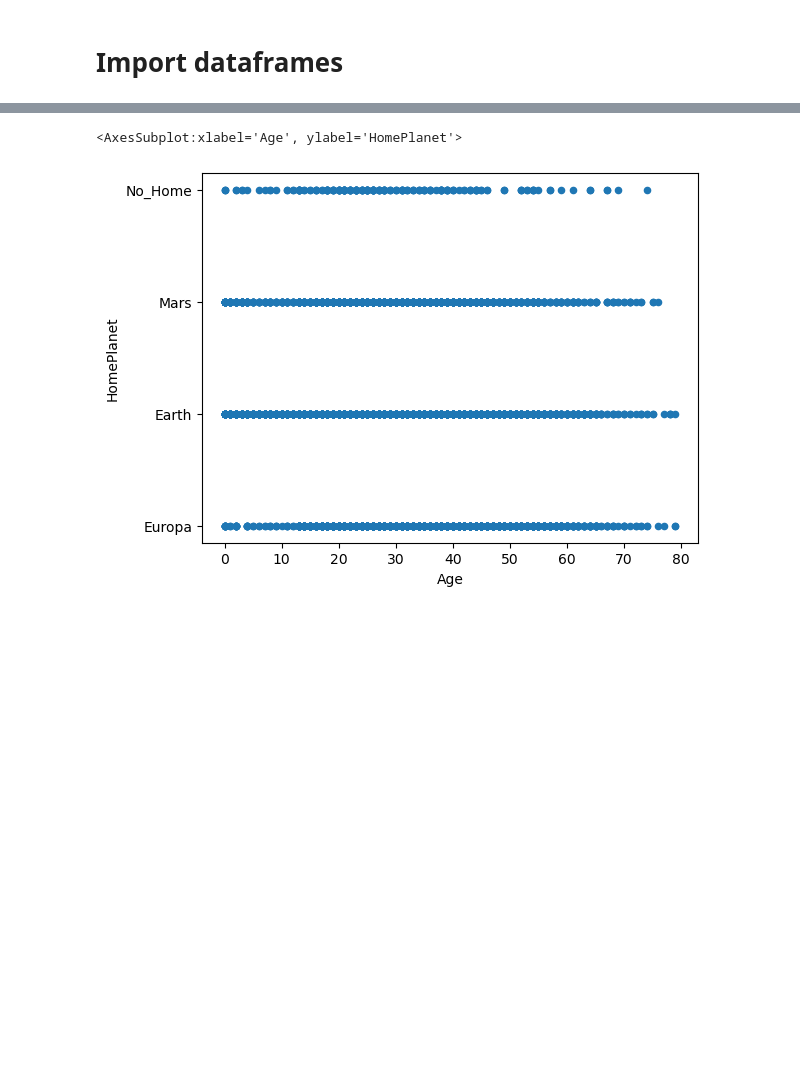
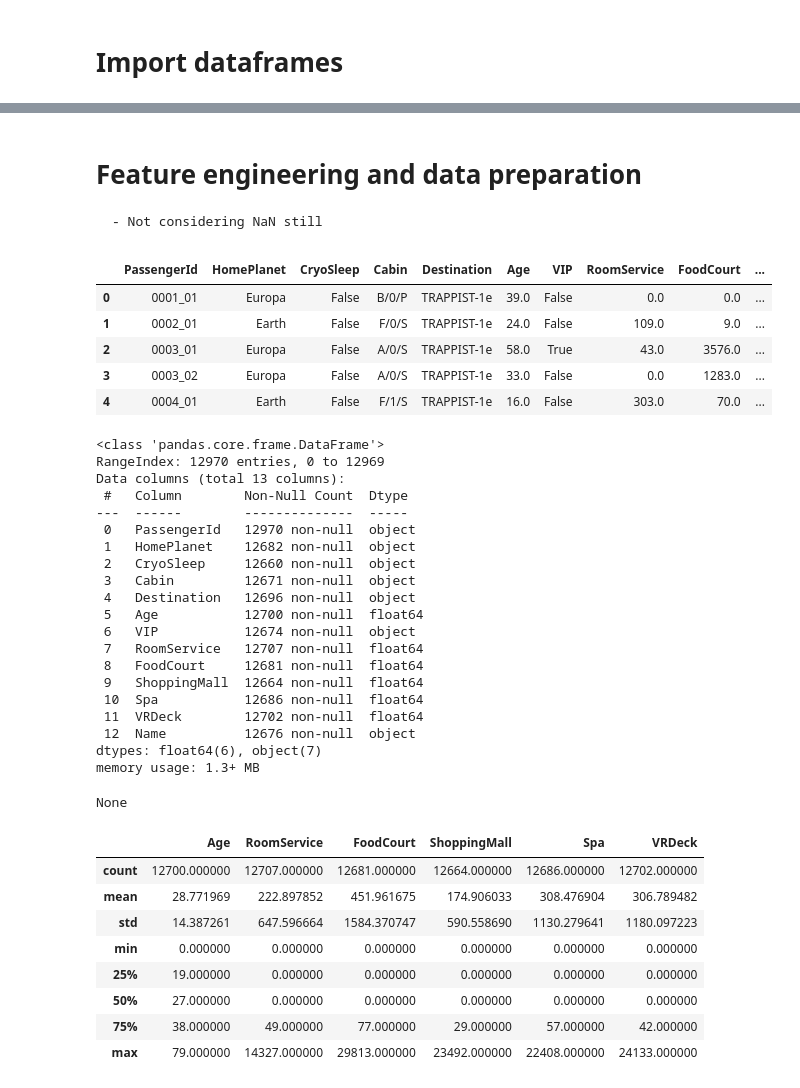
Before and after one commit to liltrinca/liltz-stuff, a Jupyter notebook: kaggle/spaceship-titanic/nb_spaceship_titanic.ipynb, the cells around one changed output, grey strips where cells are left out. Saved outputs shown, nothing was run; the diff lists cells and outputs as text; code cells hidden in the pictures; blank space fills up the shorter version.

```diff
--- a/kaggle/spaceship-titanic/nb_spaceship_titanic.ipynb
+++ b/kaggle/spaceship-titanic/nb_spaceship_titanic.ipynb
@@ -41,6 +16,0 @@ memory usage: 891.5+ KB
-# %%
-features = df_test.columns
-
-df_train = df_train.dropna()
-x = df_train[['Age','RoomService','FoodCourt','ShoppingMall','Spa','VRDeck']]
-y = df_train['Transported']
@@ -71,5 +17,3 @@ wip_df.HomePlanet = df_train.HomePlanet.fillna('No_Home')
-# %%
-wip_df.plot.scatter('Age','HomePlanet')
-# %% [output]
-<AxesSubplot:xlabel='Age', ylabel='HomePlanet'>
-[figure, removed]
+# %% [markdown]
+# Feature engineering and data preparation
+    - Not considering NaN still
@@ -75,0 +26,41 @@ wip_df.plot.scatter('Age','HomePlanet')
+# %%
+display(wip_df.head())
+display(wip_df.info())
+wip_df.describe()
+# %% [output]
+|  | PassengerId | HomePlanet | CryoSleep | Cabin | Destination | Age | VIP | RoomService | FoodCourt | ... |
+| 0 | 0001_01 | Europa | False | B/0/P | TRAPPIST-1e | 39.0 | False | 0.0 | 0.0 | ... |
+| 1 | 0002_01 | Earth | False | F/0/S | TRAPPIST-1e | 24.0 | False | 109.0 | 9.0 | ... |
+| 2 | 0003_01 | Europa | False | A/0/S | TRAPPIST-1e | 58.0 | True | 43.0 | 3576.0 | ... |
+| 3 | 0003_02 | Europa | False | A/0/S | TRAPPIST-1e | 33.0 | False | 0.0 | 1283.0 | ... |
+| 4 | 0004_01 | Earth | False | F/1/S | TRAPPIST-1e | 16.0 | False | 303.0 | 70.0 | ... |
+<class 'pandas.core.frame.DataFrame'>
+RangeIndex: 12970 entries, 0 to 12969
+Data columns (total 13 columns):
+ #   Column        Non-Null Count  Dtype
+---  ------        --------------  -----
+ 0   PassengerId   12970 non-null  object
+ 1   HomePlanet    12682 non-null  object
+ 2   CryoSleep     12660 non-null  object
+ 3   Cabin         12671 non-null  object
+ 4   Destination   12696 non-null  object
+ 5   Age           12700 non-null  float64
+ 6   VIP           12674 non-null  object
+ 7   RoomService   12707 non-null  float64
+ 8   FoodCourt     12681 non-null  float64
+ 9   ShoppingMall  12664 non-null  float64
+ 10  Spa           12686 non-null  float64
+ 11  VRDeck        12702 non-null  float64
+ 12  Name          12676 non-null  object
+dtypes: float64(6), object(7)
+memory usage: 1.3+ MB
+None
+|  | Age | RoomService | FoodCourt | ShoppingMall | Spa | VRDeck |
+| count | 12700.000000 | 12707.000000 | 12681.000000 | 12664.000000 | 12686.000000 | 12702.000000 |
+| mean | 28.771969 | 222.897852 | 451.961675 | 174.906033 | 308.476904 | 306.789482 |
+| std | 14.387261 | 647.596664 | 1584.370747 | 590.558690 | 1130.279641 | 1180.097223 |
+| min | 0.000000 | 0.000000 | 0.000000 | 0.000000 | 0.000000 | 0.000000 |
+| 25% | 19.000000 | 0.000000 | 0.000000 | 0.000000 | 0.000000 | 0.000000 |
+| 50% | 27.000000 | 0.000000 | 0.000000 | 0.000000 | 0.000000 | 0.000000 |
+| 75% | 38.000000 | 49.000000 | 77.000000 | 29.000000 | 57.000000 | 42.000000 |
+| max | 79.000000 | 14327.000000 | 29813.000000 | 23492.000000 | 22408.000000 | 24133.000000 |
```
Also changed, not shown: parts of 42 cells of this notebook.
